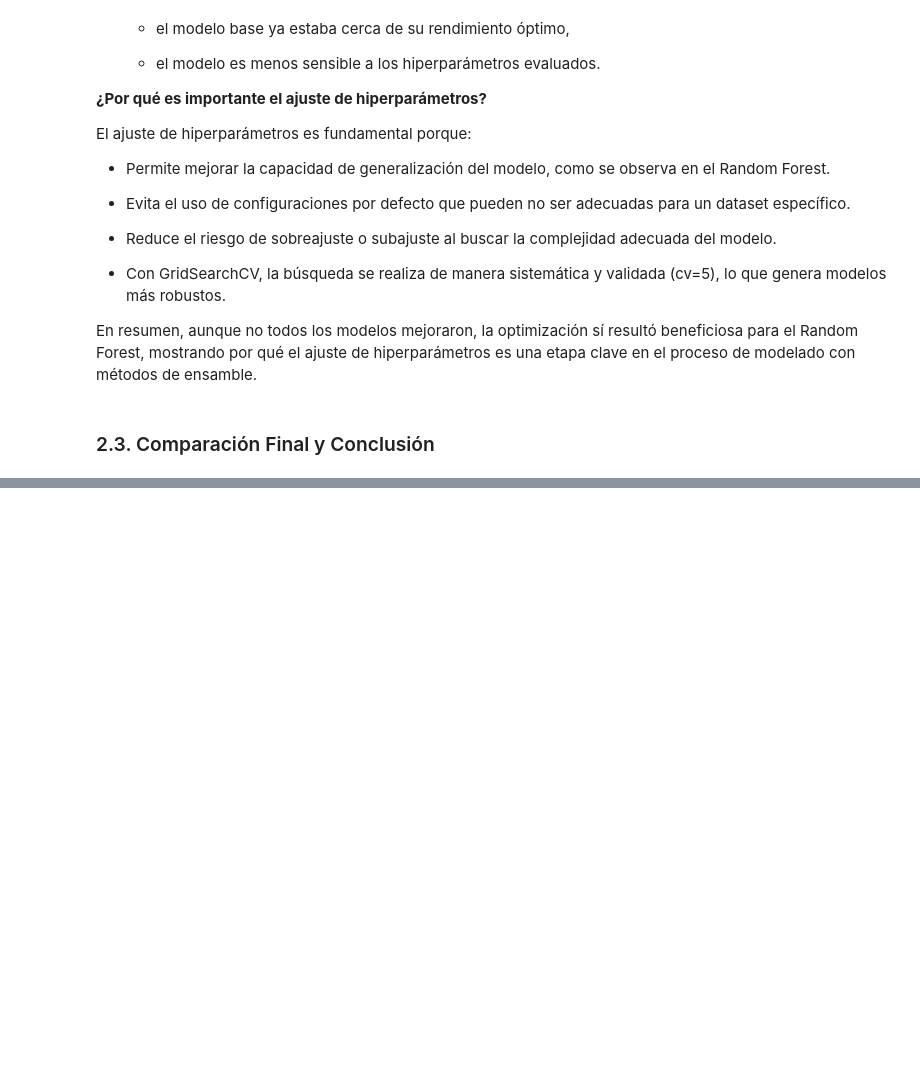
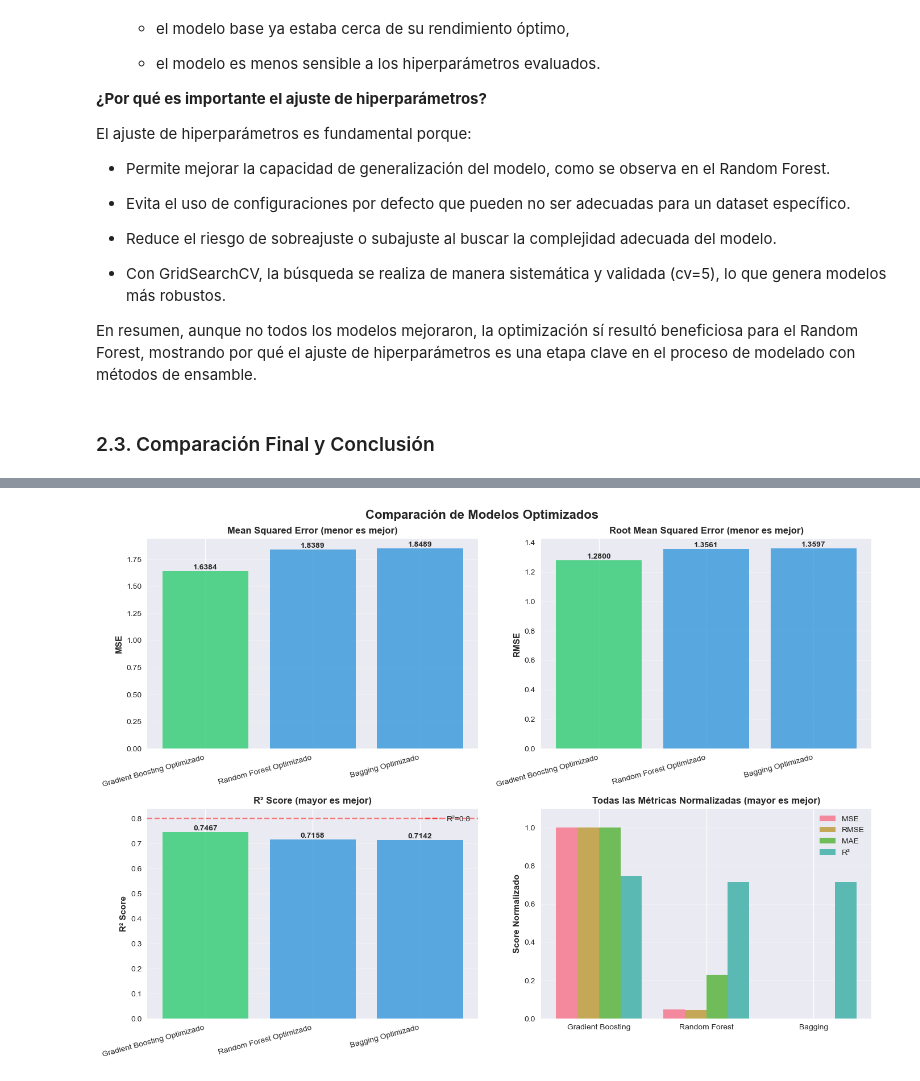
Before and after one commit to karlolhs/IML-QLAB, a Jupyter notebook: IML/PC2/PC2.ipynb, the cells around one changed output, grey strips where cells are left out. Saved outputs shown, nothing was run; the diff lists cells and outputs as text; code cells hidden in the pictures; blank space fills up the shorter version.

```diff
--- a/IML/PC2/PC2.ipynb
+++ b/IML/PC2/PC2.ipynb
@@ -1814,0 +1832,12 @@ b)
+# %%
+# Bagging Optimizado
+metricas.append(calcular_metricas(y_test, y_pred_bag_opt, 'Bagging Optimizado'))
+# Random Forest Optimizado
+metricas.append(calcular_metricas(y_test, y_pred_rf_opt, 'Random Forest Optimizado'))
+# Gradient Boosting Optimizado
+metricas.append(calcular_metricas(y_test, y_pred_gb_opt, 'Gradient Boosting Optimizado'))
+
+# Crear DataFrame con los resultados
+df_comparacion = pd.DataFrame(metricas)
+# Ordenar por MSE (menor es mejor)
+df_comparacion = df_comparacion.sort_values('MSE').reset_index(drop=True)
@@ -1814,0 +1876,76 @@ b)
+# %%
+# VISUALIZACIÓN DE COMPARACIÓN
+
+fig, axes = plt.subplots(2, 2, figsize=(14, 10))
+fig.suptitle('Comparación de Modelos Optimizados', fontsize=16, fontweight='bold')
+
+# Gráfico 1: MSE
+ax1 = axes[0, 0]
+colores = ['#2ecc71' if i == 0 else '#3498db' for i in range(len(df_comparacion))]
+bars1 = ax1.bar(df_comparacion['Modelo'], df_comparacion['MSE'], color=colores, alpha=0.8)
+ax1.set_ylabel('MSE', fontweight='bold')
+ax1.set_title('Mean Squared Error (menor es mejor)', fontweight='bold')
+ax1.grid(axis='y', alpha=0.3)
+ax1.set_xticklabels(df_comparacion['Modelo'], rotation=15, ha='right')
+for bar in bars1:
+    height = bar.get_height()
+    ax1.text(bar.get_x() + bar.get_width()/2., height,
+             f'{height:.4f}', ha='center', va='bottom', fontweight='bold')
+
+# Gráfico 2: RMSE
+ax2 = axes[0, 1]
+bars2 = ax2.bar(df_comparacion['Modelo'], df_comparacion['RMSE'], color=colores, alpha=0.8)
+ax2.set_ylabel('RMSE', fontweight='bold')
+ax2.set_title('Root Mean Squared Error (menor es mejor)', fontweight='bold')
+ax2.grid(axis='y', alpha=0.3)
+ax2.set_xticklabels(df_comparacion['Modelo'], rotation=15, ha='right')
+for bar in bars2:
+    height = bar.get_height()
+    ax2.text(bar.get_x() + bar.get_width()/2., height,
+             f'{height:.4f}', ha='center', va='bottom', fontweight='bold')
+
+# Gráfico 3: R²
+ax3 = axes[1, 0]
+colores_r2 = ['#2ecc71' if i == df_comparacion['R²'].idxmax() else '#3498db'
+              for i in range(len(df_comparacion))]
+bars3 = ax3.bar(df_comparacion['Modelo'], df_comparacion['R²'], color=colores_r2, alpha=0.8)
+ax3.set_ylabel('R² Score', fontweight='bold')
+ax3.set_title('R² Score (mayor es mejor)', fontweight='bold')
+ax3.grid(axis='y', alpha=0.3)
+ax3.set_xticklabels(df_comparacion['Modelo'], rotation=15, ha='right')
+ax3.axhline(y=0.8, color='red', linestyle='--', alpha=0.5, label='R²=0.8')
+ax3.legend()
+for bar in bars3:
+    height = bar.get_height()
+    ax3.text(bar.get_x() + bar.get_width()/2., height,
+             f'{height:.4f}', ha='center', va='bottom', fontweight='bold')
+
+# Gráfico 4: Comparación de todas las métricas normalizadas
+ax4 = axes[1, 1]
+# Normalizar métricas (0-1, donde 1 es mejor)
+df_norm = df_comparacion.copy()
+df_norm['MSE_norm'] = 1 - (df_norm['MSE'] - df_norm['MSE'].min()) / (df_norm['MSE'].max() - df_norm['MSE'].min())
+df_norm['RMSE_norm'] = 1 - (df_norm['RMSE'] - df_norm['RMSE'].min()) / (df_norm['RMSE'].max() - df_norm['RMSE'].min())
+df_norm['MAE_norm'] = 1 - (df_norm['MAE'] - df_norm['MAE'].min()) / (df_norm['MAE'].max() - df_norm['MAE'].min())
+df_norm['R2_norm'] = df_norm['R²']
+
+x = np.arange(len(df_comparacion))
+width = 0.2
+ax4.bar(x - 1.5*width, df_norm['MSE_norm'], width, label='MSE', alpha=0.8)
+ax4.bar(x - 0.5*width, df_norm['RMSE_norm'], width, label='RMSE', alpha=0.8)
+ax4.bar(x + 0.5*width, df_norm['MAE_norm'], width, label='MAE', alpha=0.8)
+ax4.bar(x + 1.5*width, df_norm['R2_norm'], width, label='R²', alpha=0.8)
+ax4.set_ylabel('Score Normalizado', fontweight='bold')
+ax4.set_title('Todas las Métricas Normalizadas (mayor es mejor)', fontweight='bold')
+ax4.set_xticks(x)
+ax4.set_xticklabels([m.replace(' Optimizado', '') for m in df_comparacion['Modelo']],
+                     rotation=0, ha='center')
+ax4.legend()
+ax4.grid(axis='y', alpha=0.3)
+ax4.set_ylim([0, 1.1])
+
+plt.tight_layout()
+plt.savefig('comparacion_modelos_optimizados.png', dpi=300, bbox_inches='tight')
+print("✓ Gráfico guardado como 'comparacion_modelos_optimizados.png'")
+plt.show()
+# %% [output]
@@ -1814,0 +1953 @@ b)
+[figure, added]
```
Also changed, not shown: parts of 11 cells of this notebook, 1 other file.
